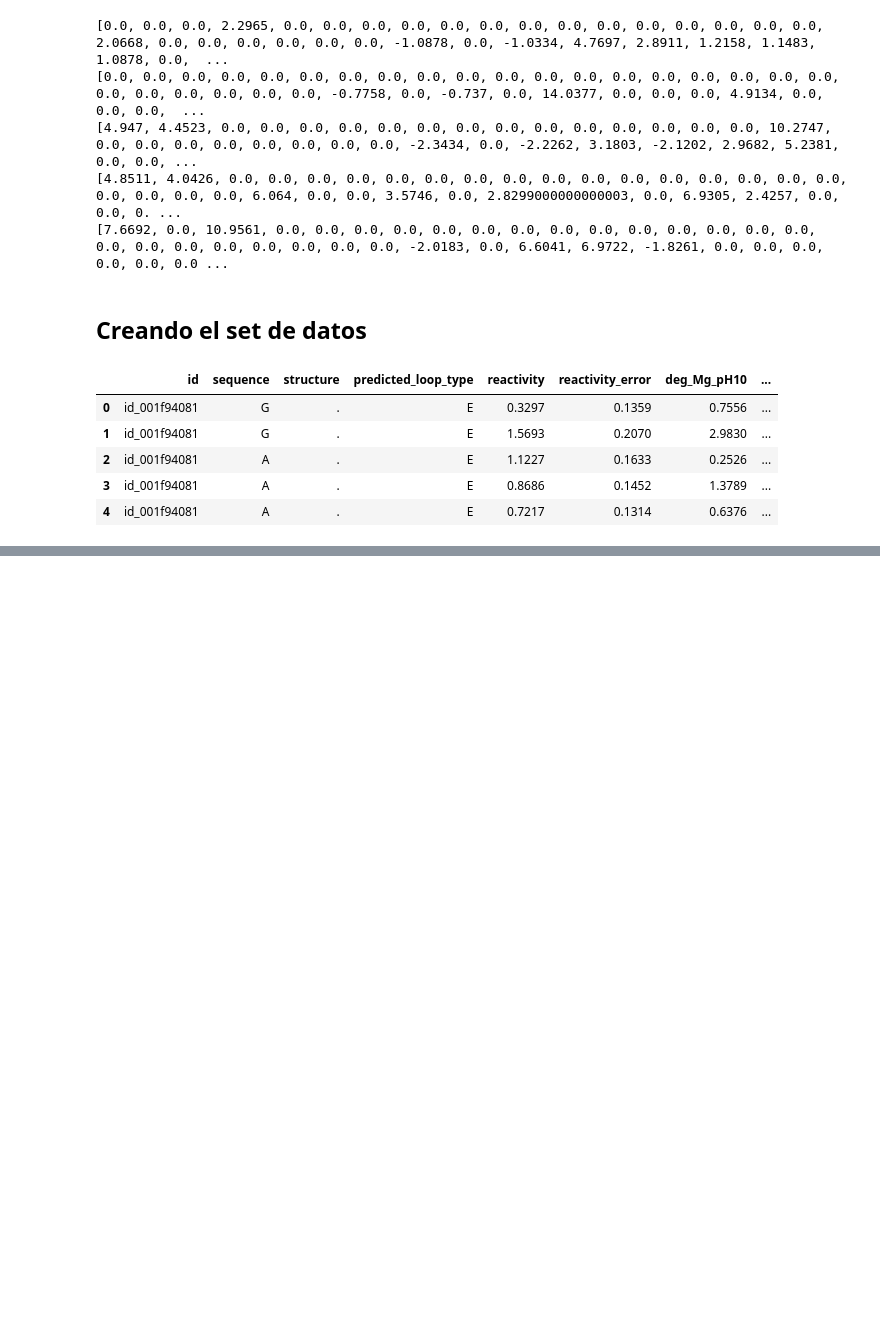
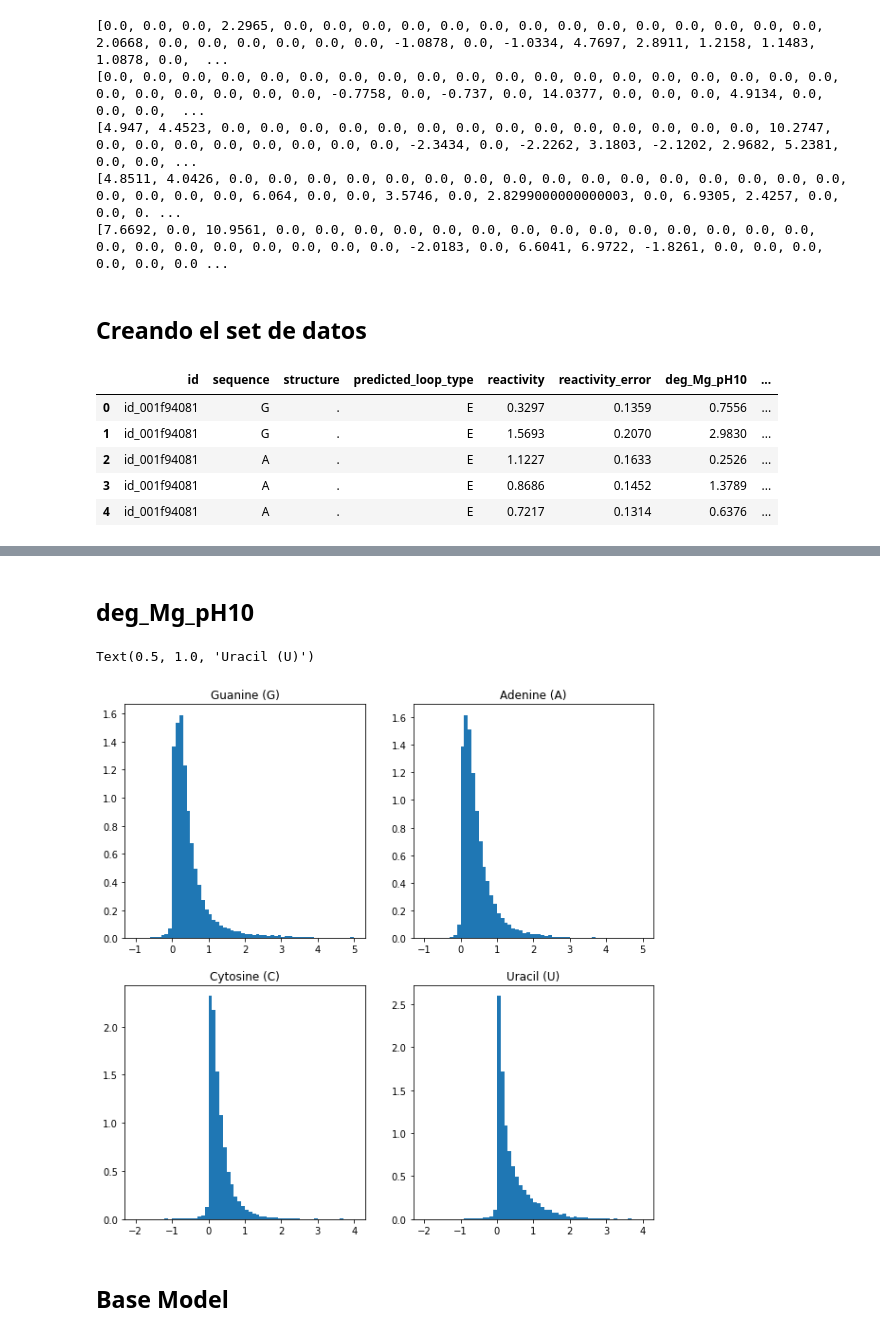
Before and after one commit to ErickDiaz/bioinformatics_python, a Jupyter notebook: covid/base_model.ipynb, the cells around one changed output, grey strips where cells are left out. Cells and saved outputs as stored; diff of their text form; code cells hidden in the pictures; blank space fills up the shorter version.

```diff
--- a/covid/base_model.ipynb
+++ b/covid/base_model.ipynb
@@ -280,0 +333,22 @@ x
+# %% [markdown]
+## deg_Mg_pH10
+# %%
+g_val = train_data[train_data.sequence == 'G']['deg_Mg_pH10'].values
+a_val = train_data[train_data.sequence == 'A']['deg_Mg_pH10'].values
+c_val = train_data[train_data.sequence == 'C']['deg_Mg_pH10'].values
+u_val = train_data[train_data.sequence == 'U']['deg_Mg_pH10'].values
+
+fig, axs = plt.subplots(2, 2, figsize=(10, 10))
+axs[0, 0].hist(g_val, bins=60, density=True, range=(-1,5))
+axs[0, 0].set_title('Guanine (G)')
+axs[0, 1].hist(a_val, bins=60, density=True, range=(-1,5))
+axs[0, 1].set_title('Adenine (A)')
+axs[1, 0].hist(c_val, bins=60, density=True, range=(-2,4))
+axs[1, 0].set_title('Cytosine (C)')
+axs[1, 1].hist(u_val, bins=60, density=True, range=(-2,4))
+axs[1, 1].set_title('Uracil (U)')
+# %% [output]
+Text(0.5, 1.0, 'Uracil (U)')
+[figure, added]
+# %% [markdown]
+## Base Model
```
Also changed, not shown: parts of 19 cells of this notebook.
